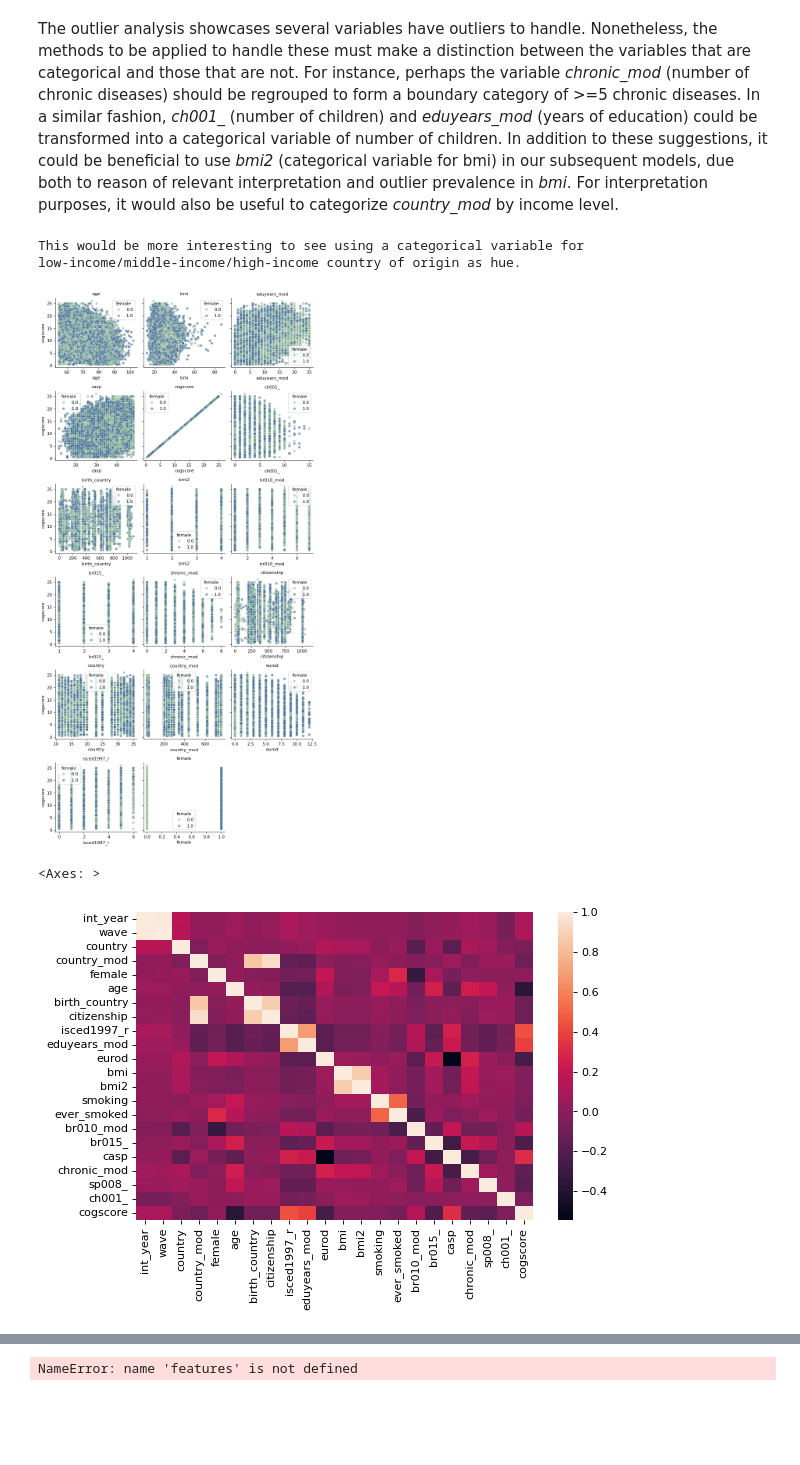
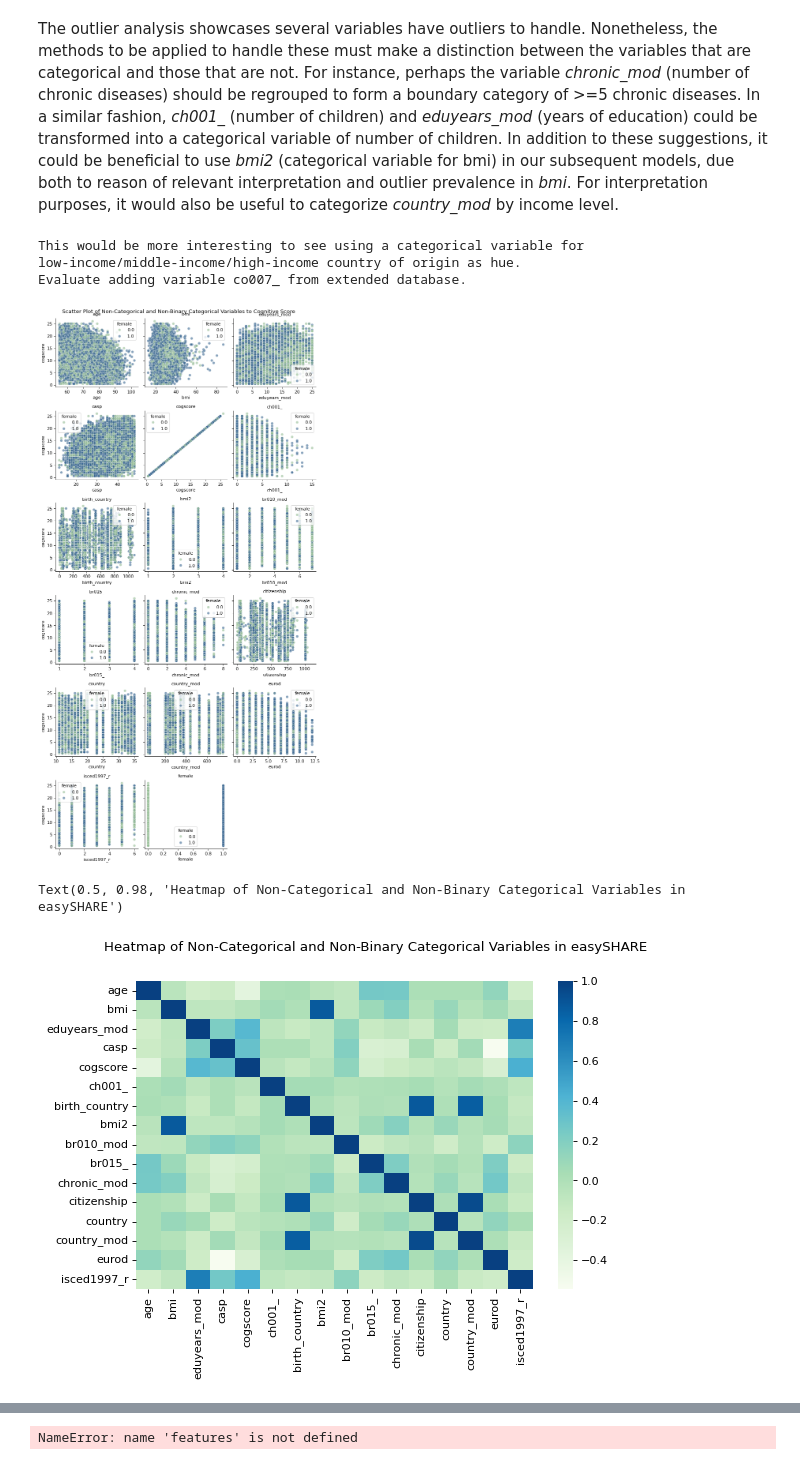
Before and after one commit to ananyajai/mlp_coursework_01, a Jupyter notebook: project1.ipynb, the cells around one changed output, grey strips where cells are left out. Cells and saved outputs as stored; diff of their text form; code cells hidden in the pictures; blank space fills up the shorter version.

```diff
--- a/project1.ipynb
+++ b/project1.ipynb
@@ -262,16 +254,19 @@ for ax, varx in zip(g.axes, lst_cols_f):
     hue='female',palette=['#95bd95','#3a6791'],alpha=0.6)
 
 g.set_titles('{col_name}')
+plt.suptitle('Scatter Plot of Non-Categorical and Non-Binary Categorical Variables to Cognitive Score', y=0.98)
 g.tight_layout()
-print('This would be more interesting to see using a categorical variable for \nlow-income/middle-income/high-income country of origin as hue.')
+print('This would be more interesting to see using a categorical variable for \nlow-income/middle-income/high-income country of origin as hue.\nEvaluate adding variable co007_ from extended database.')
 # %% [output]
 This would be more interesting to see using a categorical variable for
 low-income/middle-income/high-income country of origin as hue.
+Evaluate adding variable co007_ from extended database.
-[figure, old version]
+[figure, new version]
 # %%
 # Plot a heat map to check if any of the features are correlated
-df_numerical = df.drop(['mergeid'], axis = 1)
-sns.heatmap(df_numerical.corr())
+#df_numerical = df.drop(['mergeid'], axis = 1)
+sns.heatmap(df[lst_cols].corr(),cmap="GnBu")
+plt.suptitle('Heatmap of Non-Categorical and Non-Binary Categorical Variables in easySHARE', y=0.98)
 # %% [output]
-<Axes: >
+Text(0.5, 0.98, 'Heatmap of Non-Categorical and Non-Binary Categorical Variables in easySHARE')
-[figure, old version]
+[figure, new version]
```
Also changed, not shown: parts of 5 cells of this notebook.
